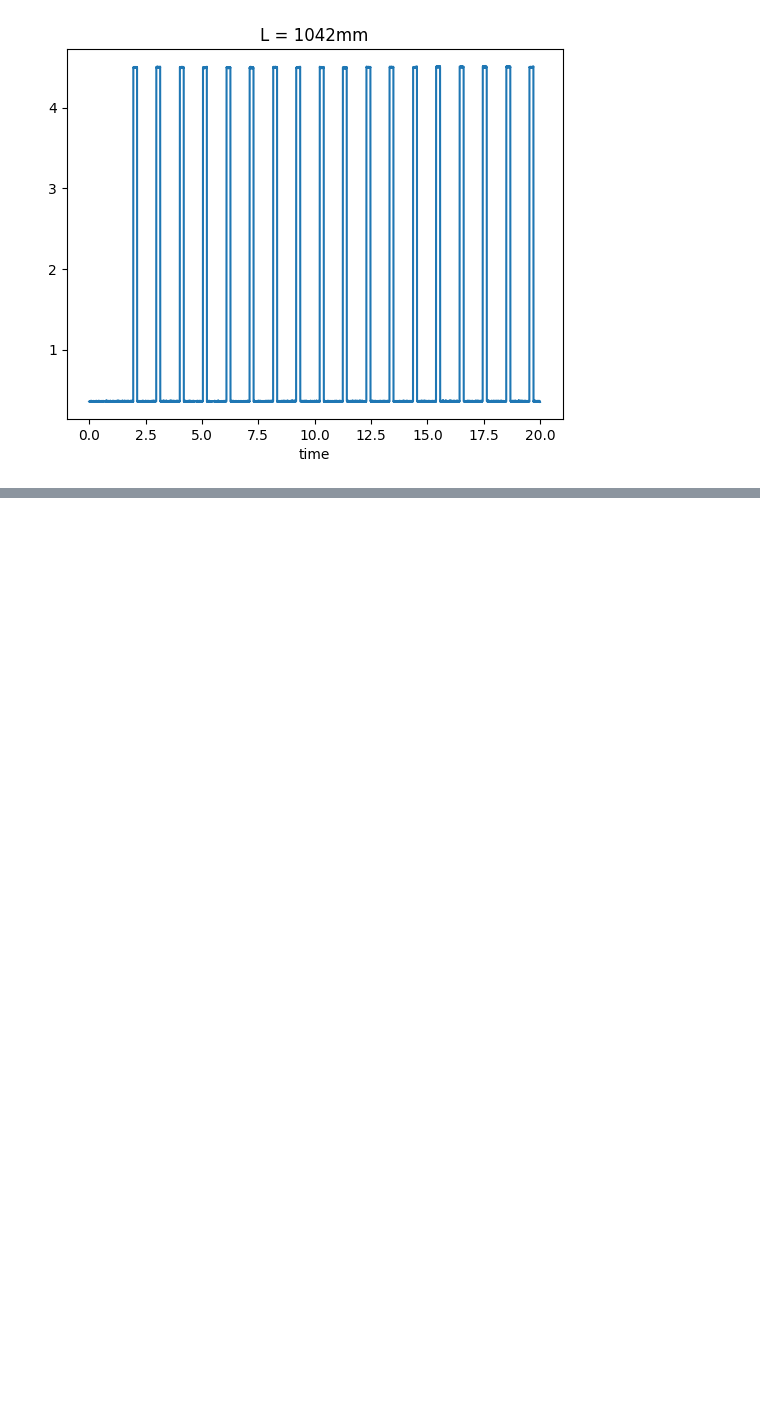
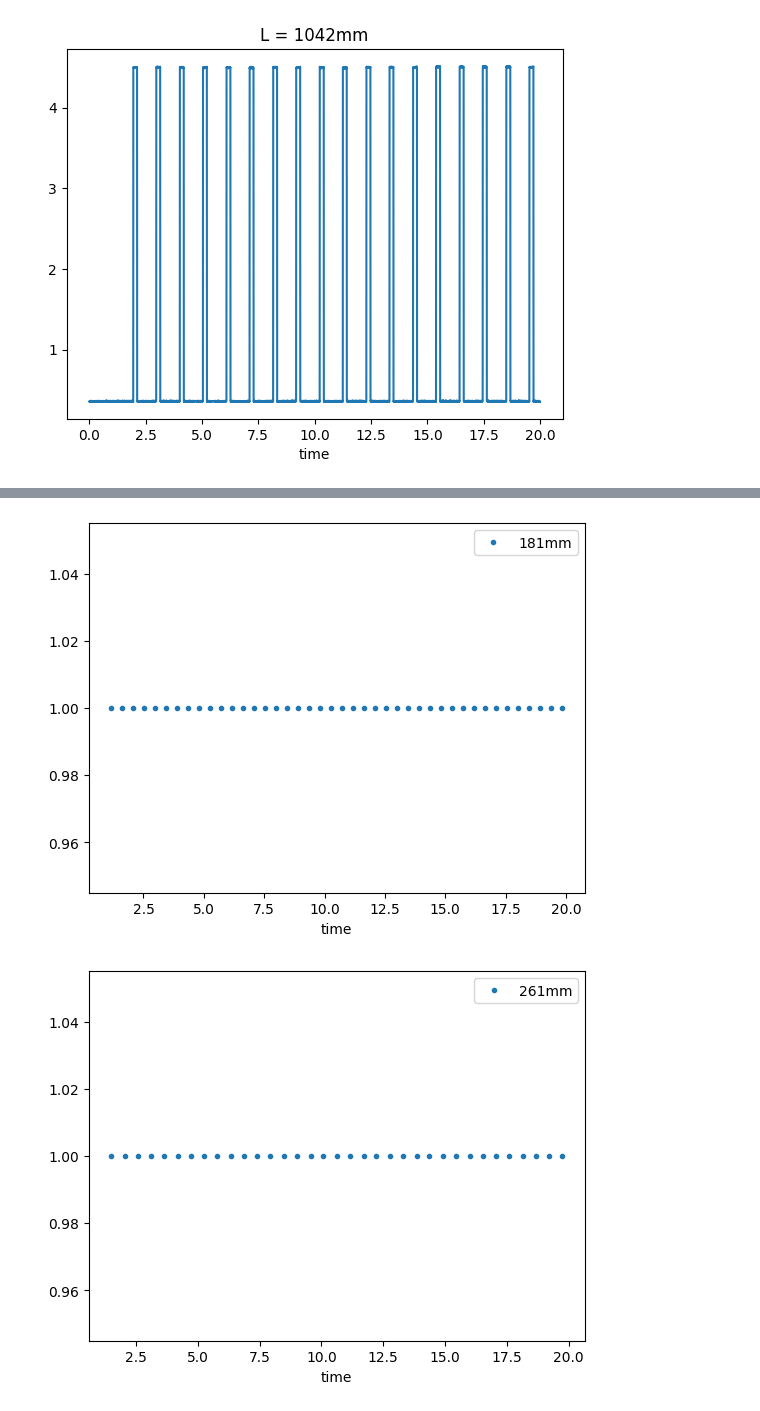
Before and after one commit to LecJackS/Mecanica-y-Termodinamica-2024-1C, a Jupyter notebook: Laboratorios/Labo03-04/Labo02.ipynb, the cells around one changed output, grey strips where cells are left out. Saved outputs shown, nothing was run; the diff lists cells and outputs as text; code cells hidden in the pictures; blank space fills up the shorter version.

```diff
--- a/Laboratorios/Labo03-04/Labo02.ipynb
+++ b/Laboratorios/Labo03-04/Labo02.ipynb
@@ -67,0 +87,14 @@ for c in columns:
+# %%
+# Creo lista de dataframes solo con los comienzos de cada pulso
+starts_dfs = [df_digital[c].diff().apply(lambda x: x == -1).astype(int) for c in columns]
+
+# Borro filas con zeros de cada df
+starts_dfs = [df[df == 1].dropna() for df in starts_dfs]
+
+for s in starts_dfs:
+    s.plot(style='.')
+    plt.legend()
+    plt.show()
+# %% [output]
+[figure, added]
+[figure, added]
```
Also changed, not shown: parts of 7 cells of this notebook.
